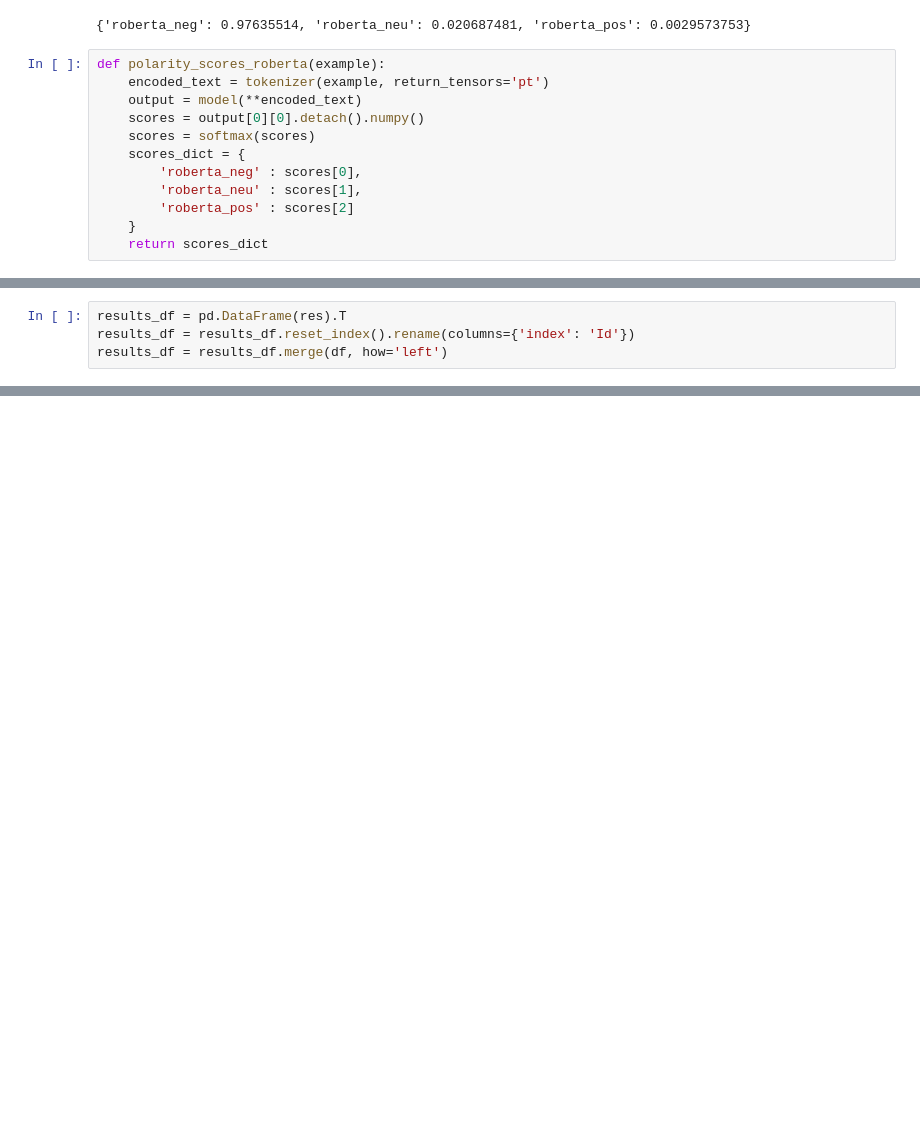
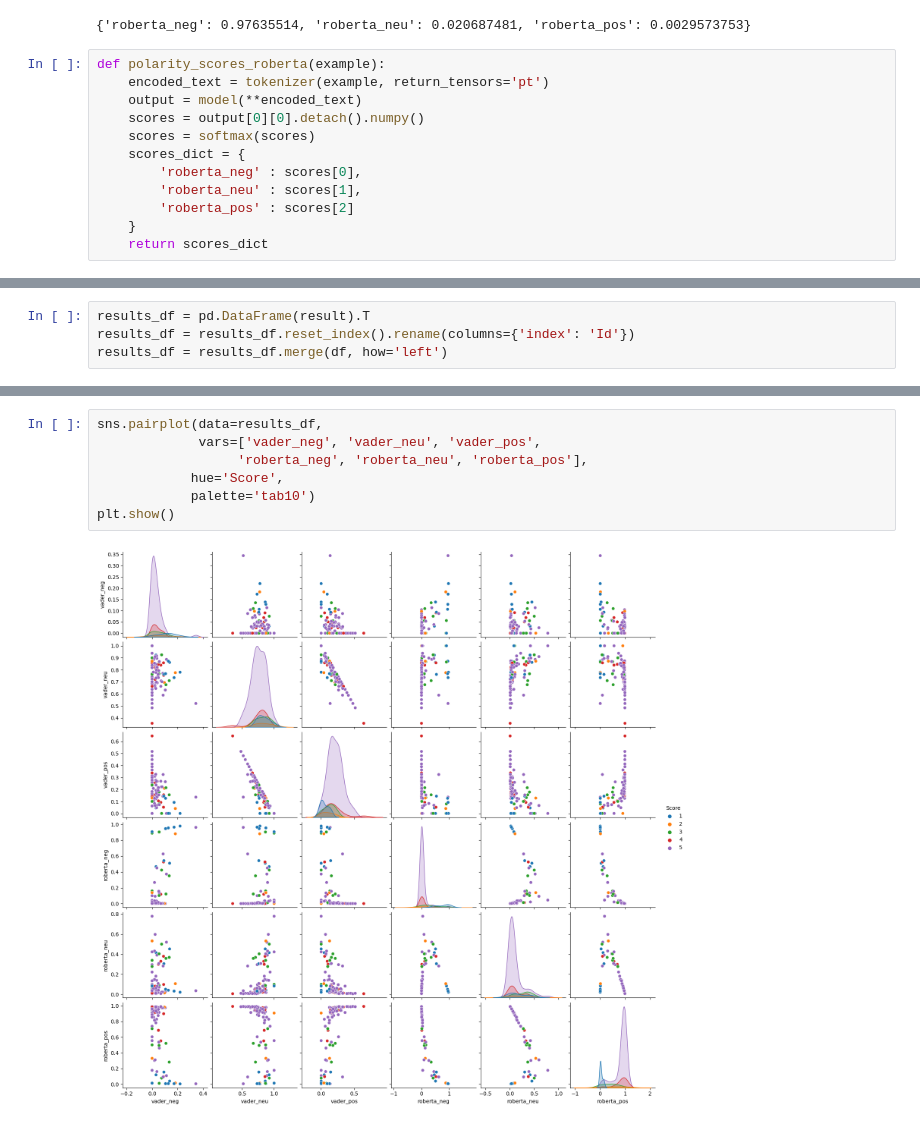
Before and after one commit to Chris-Quan/Amazon-Review-Sentiment-Analysis, a Jupyter notebook: main.ipynb, the cells around one changed output, grey strips where cells are left out. Drawn from its saved outputs; the diff is of its cells as text; blank space fills up the shorter version.

Commit message:
added results and comparison of both models

```diff
--- a/main.ipynb
+++ b/main.ipynb
@@ -219,4 +218,4 @@ for i, row in tqdm(df.iterrows(), total=len(df)):
 # %%
-results_df = pd.DataFrame(res).T
+results_df = pd.DataFrame(result).T
 results_df = results_df.reset_index().rename(columns={'index': 'Id'})
 results_df = results_df.merge(df, how='left')
@@ -222,0 +232,9 @@ results_df = results_df.merge(df, how='left')
+# %%
+sns.pairplot(data=results_df,
+             vars=['vader_neg', 'vader_neu', 'vader_pos',
+                  'roberta_neg', 'roberta_neu', 'roberta_pos'],
+            hue='Score',
+            palette='tab10')
+plt.show()
+# %% [output]
+[figure, added]
```
Also changed, not shown: parts of 7 cells of this notebook.
